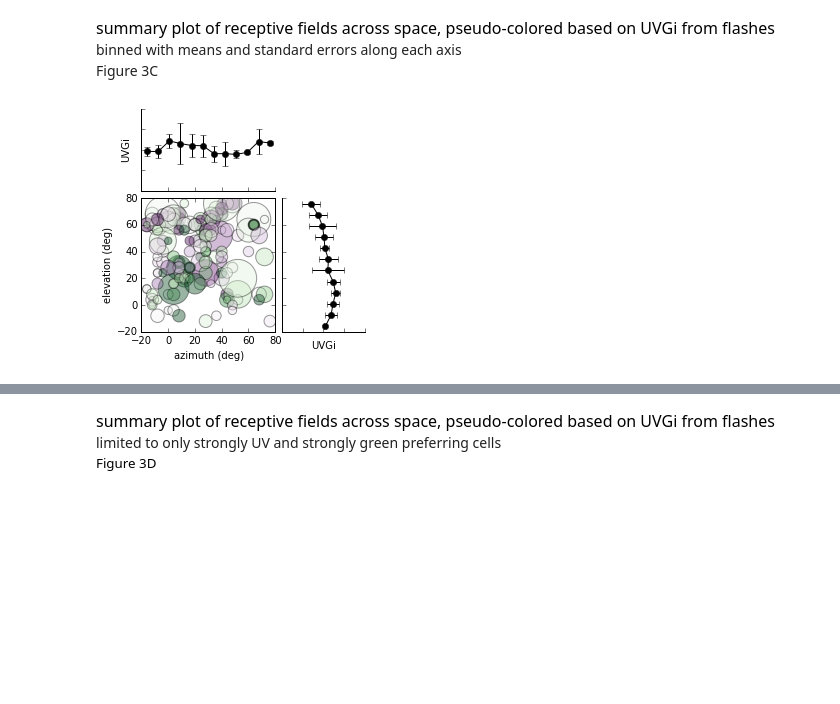
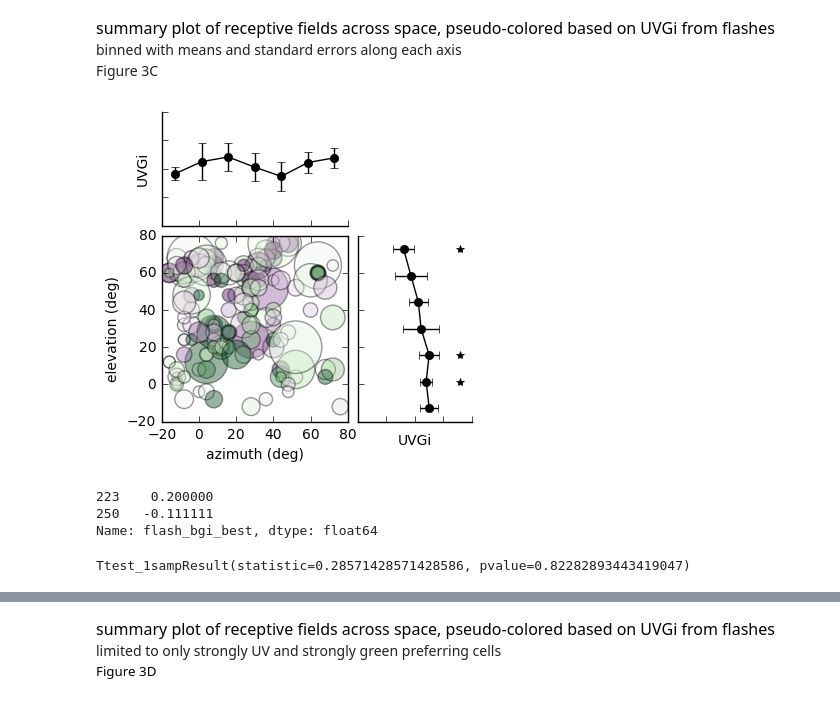
Before and after one commit to danieljdenman/mouse_chromatic, a Jupyter notebook: Denman2016_JNeurosci.ipynb, the cells around one changed output, grey strips where cells are left out. Cells and saved outputs as stored; diff of their text form; code cells hidden in the pictures; blank space fills up the shorter version.

```diff
--- a/Denman2016_JNeurosci.ipynb
+++ b/Denman2016_JNeurosci.ipynb
@@ -62,7 +62,9 @@ from color_functions import * # functions writted by Daniel J. Denman for analys
 # %% [markdown]
 <div style="font-size:10pt;color:#999999">... load the neural data from NWB files</div>
 # %%
-path_to_data = '/Users/danieljdenman/Dropbox/allenTransfer/denman_colorLGN/color_data' #<-- Replace this with a local path to the downloaded data.
+#replace this path with a local path to the downloaded data folder.
+#   this folder will contain folders called 'dome','images','nwbs2',and 'pkls'
+path_to_data = '/Users/Administrator/Dropbox/allenTransfer/denman_colorLGN/color_data' #<-- Replace this
 
 
 data={}
@@ -663,7 +665,7 @@ plt.gcf().savefig(os.path.join(path_to_data,'3A_imp.eps'),format='eps')
 <div style="font-size:12pt;color:#000000"> load calculated spike-triggered average for each cell. </div> each has been fit with 2D Gaussian, using fit_rf_2Dgauss_centerFixed() in color_units.py </div>
 <div style="font-size:9pt;color:#000000"> computed separately for each experiment, and pre-loaded here to save time.</div>
 # %%
-df_rf = pkl.load(open(os.path.join(path_to_data,'pkls','color_units_sandbox.pkl'),'rb'))
+df_rf = pkl.load(open(os.path.join(path_to_data,'pkls','color_units.pkl'),'rb'))
 # %% [markdown]
 <div style="font-size:12pt;color:#000000"> summary plot of receptive fields across space, pseudo-colored based on UVGi from flashes</div>
 binned with means and standard errors along each axis</div> <div> Figure 3C</div>
@@ -672,8 +674,9 @@ df2 = df_rf[(np.abs(df_rf['rf_best_s_x']*5.)+np.abs(df_rf['rf_best_s_y']*5.))/2.
 df2 = df2[(df2['rf_best_x']-28)*4. > -20]
 df2 = df2[(df2['rf_best_x']-28)*4. < 80]
 df2 = df2[(df2['rf_best_y']-28)*4. < 80]
-bins = 12
+bins = 7
 rang = (-20,80)
+sig = .1
 
 fig = plt.figure(figsize=(4,4))
 ax_scatter =  placeAxesOnGrid(fig,dim=(1,1),xspan=(0,0.6),yspan=(0.4,1.0))
@@ -684,31 +687,53 @@ ax_scatter.set_aspect('equal')
 
 ax_azimuth =  placeAxesOnGrid(fig,dim=(1,1),xspan=(0,0.6),yspan=(0.0,0.37))
 x_a=(df2['rf_best_x'][~np.isnan(df2['flash_bgi_best'])]-28)*4.
 y_a=df2['flash_bgi_best'][~np.isnan(df2['flash_bgi_best'])]
 n_a,_a=np.histogram(x_a,bins=bins,range=rang)
 sy_a,_a=np.histogram(x_a,bins=bins,range=rang,weights=y_a)
 sy2_a,_a=np.histogram(x_a,bins=bins,range=rang,weights=y_a*y_a)
 mean_a = sy_a/n_a
 std_a = (sy2_a/n_a- mean_a*mean_a)
 ax_azimuth.errorbar((_a[1:]+_a[:-1])/2,mean_a,fmt='o-',color='k',yerr=std_a)
+azimuth_pvals = []
+for i,start in enumerate(_a[:-1]):
+    end=_a[i+1]
+    azimuth_pvals.append(ttest_1samp(y_a[x_a < end][x_a > start],0)[1])
+    if ttest_1samp(y_a[x_a < end][x_a > start],0)[1] < sig:
+        ax_azimuth.plot([0.8],(start+end)/2.,'k*')
 ax_azimuth.set_ylim(-1,1)
 ax_azimuth.set_ylabel('UVGi')
 
 ax_elevation =  placeAxesOnGrid(fig,dim=(1,1),xspan=(0.63,1),yspan=(0.4,1.0))
 x_e=(df2['rf_best_y'][~np.isnan(df2['flash_bgi_best'])]-28)*4.
 y_e=df2['flash_bgi_best'][~np.isnan(df2['flash_bgi_best'])]
 n_e,_=np.histogram(x_e,bins=bins,range=rang)
 sy_e,_e=np.histogram(x_e,bins=bins,range=rang,weights=y_e)
 sy2_e,_e=np.histogram(x_e,bins=bins,range=rang,weights=y_e*y_e)
 mean_e = sy_e/n_e
 std_e = (sy2_e/n_e- mean_e*mean_e)
 ax_elevation.errorbar(mean_e,(_e[1:]+_e[:-1])/2,fmt='o-',color='k',xerr=std_e)
+elevation_pvals = []
+for i,start in enumerate(_e[:-1]):
+    end=_e[i+1]
+    elevation_pvals.append(ttest_1samp(y_e[x_e < end][x_e > start],0)[1])
+    if ttest_1samp(y_e[x_e < end][x_e > start],0)[1] < sig:
+        ax_elevation.plot([0.8],(start+end)/2.,'k*')
 ax_elevation.set_xlim(-1,1)
 ax_elevation.set_xlabel('UVGi')
 cleanAxes(ax_elevation)
 cleanAxes(ax_azimuth)
 
 #ax_scatter.set_rasterized(True)
 plt.gcf().savefig(os.path.join(path_to_data,'3C.eps'),format='eps')
 # %% [output]
-[figure, old version]
+[figure, new version]
+# %%
+y_e[x_e < -11.667][x_e > -20]
+# %% [output]
+223    0.200000
+250   -0.111111
+Name: flash_bgi_best, dtype: float64
+# %%
+ttest_1samp(y_e[x_e < -10],0)
+# %% [output]
+Ttest_1sampResult(statistic=0.28571428571428586, pvalue=0.82282893443419047)
```
Also changed, not shown: parts of 60 cells of this notebook, 2 other files.
